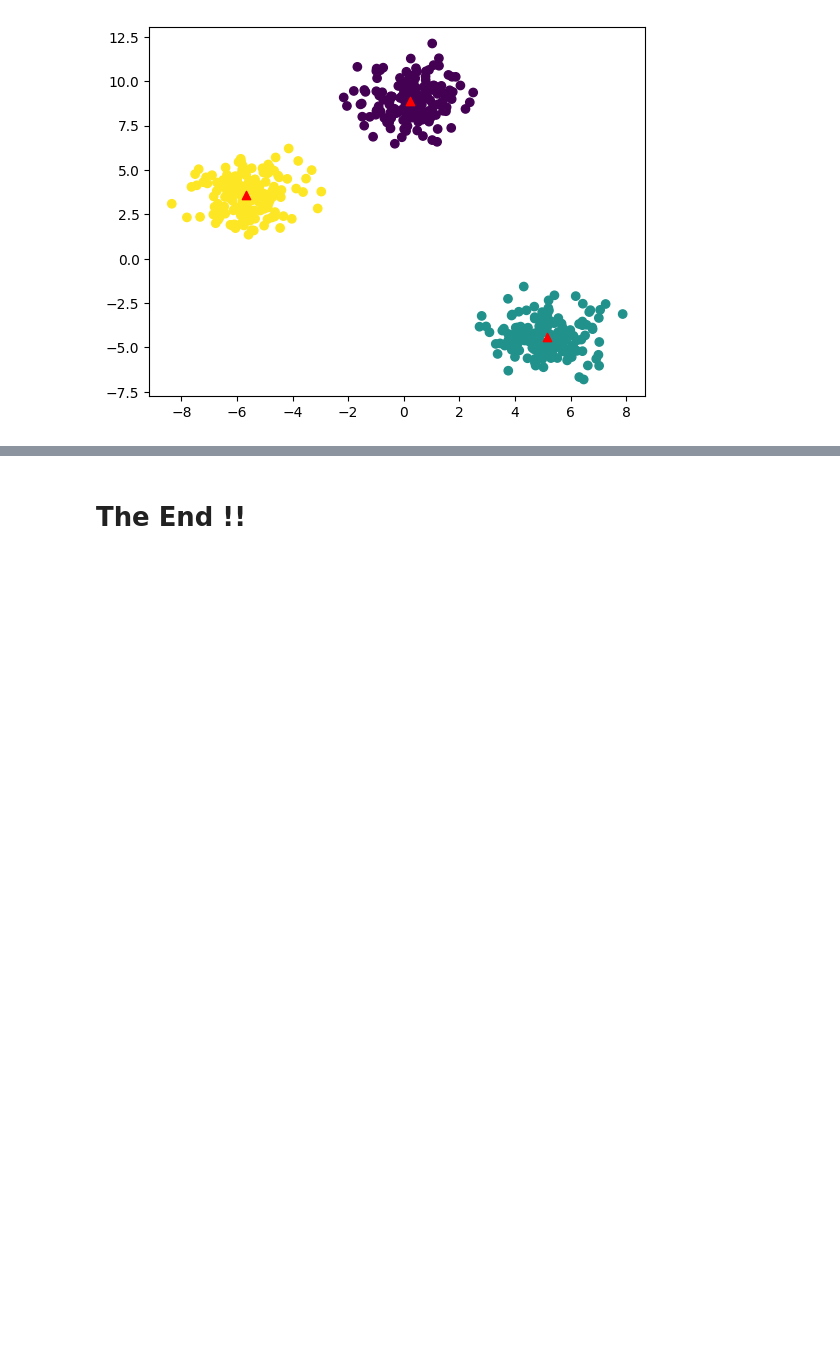
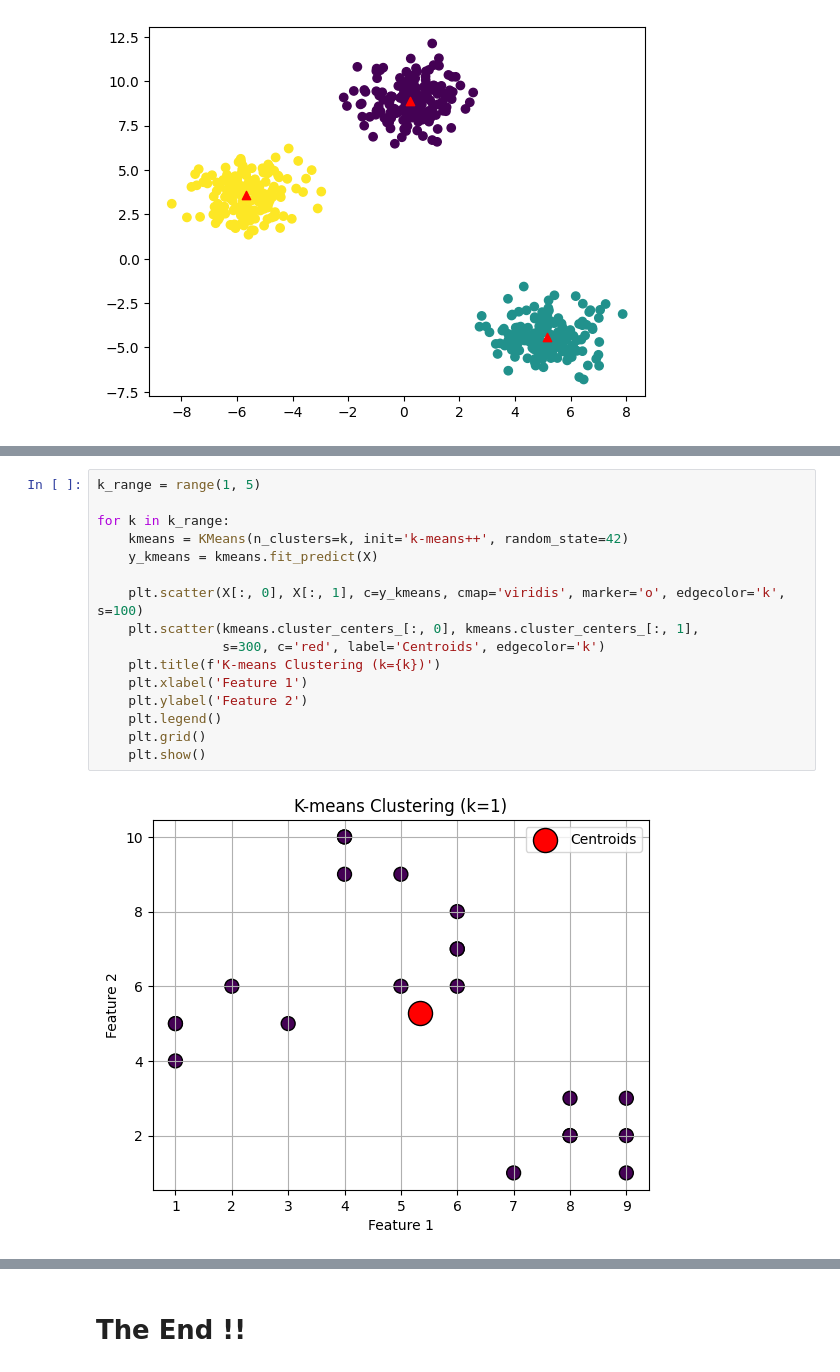
Before and after one commit to RangeshPandianPT/Data-Science_with-ML, a Jupyter notebook: ML-Algorithms/K_Mean_Clustering.ipynb, the cells around one changed output, grey strips where cells are left out. Cells and saved outputs as stored; diff of their text form; blank space fills up the shorter version.

```diff
--- a/ML-Algorithms/K_Mean_Clustering.ipynb
+++ b/ML-Algorithms/K_Mean_Clustering.ipynb
@@ -671,0 +756,18 @@ plt.show()
+# %%
+k_range = range(1, 5)
+
+for k in k_range:
+    kmeans = KMeans(n_clusters=k, init='k-means++', random_state=42)
+    y_kmeans = kmeans.fit_predict(X)
+
+    plt.scatter(X[:, 0], X[:, 1], c=y_kmeans, cmap='viridis', marker='o', edgecolor='k', s=100)
+    plt.scatter(kmeans.cluster_centers_[:, 0], kmeans.cluster_centers_[:, 1],
+                s=300, c='red', label='Centroids', edgecolor='k')
+    plt.title(f'K-means Clustering (k={k})')
+    plt.xlabel('Feature 1')
+    plt.ylabel('Feature 2')
+    plt.legend()
+    plt.grid()
+    plt.show()
+# %% [output]
+[figure, added]
```
Also changed, not shown: parts of 7 cells of this notebook.
